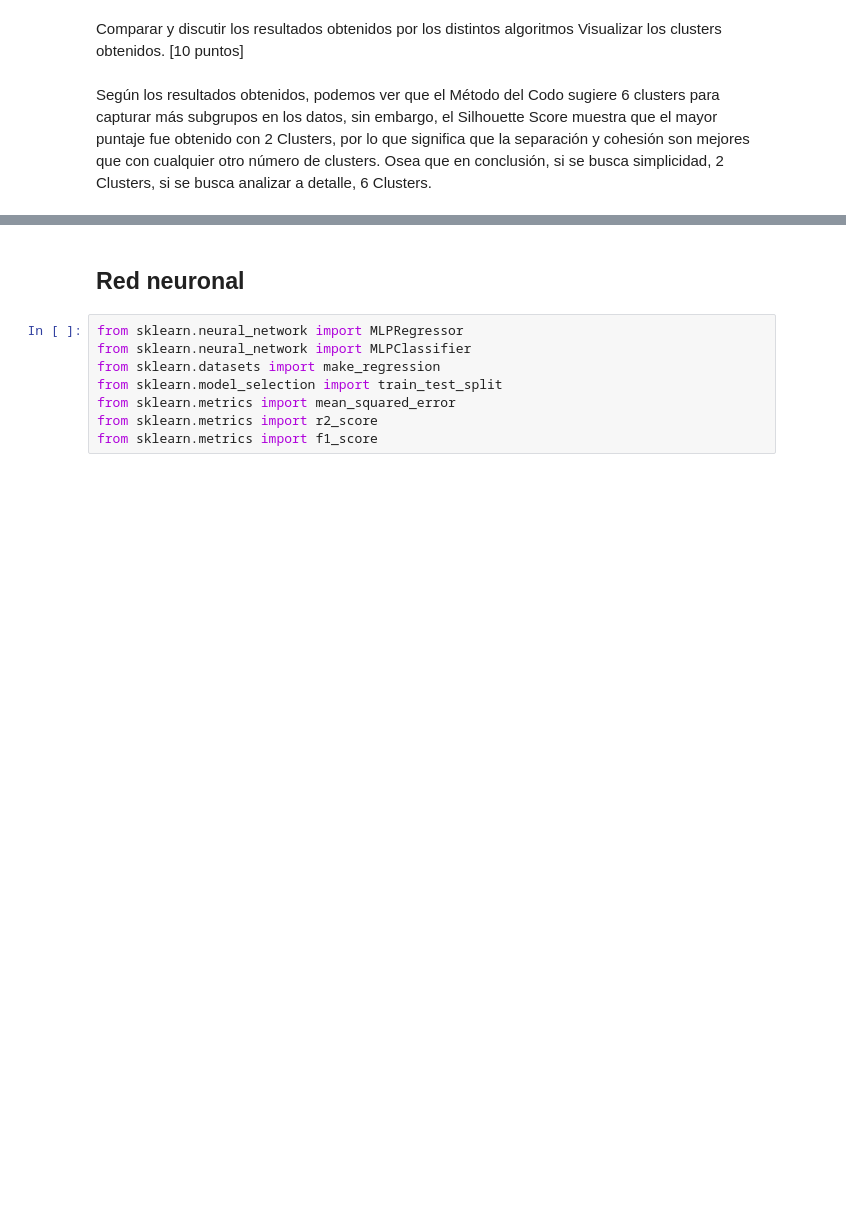
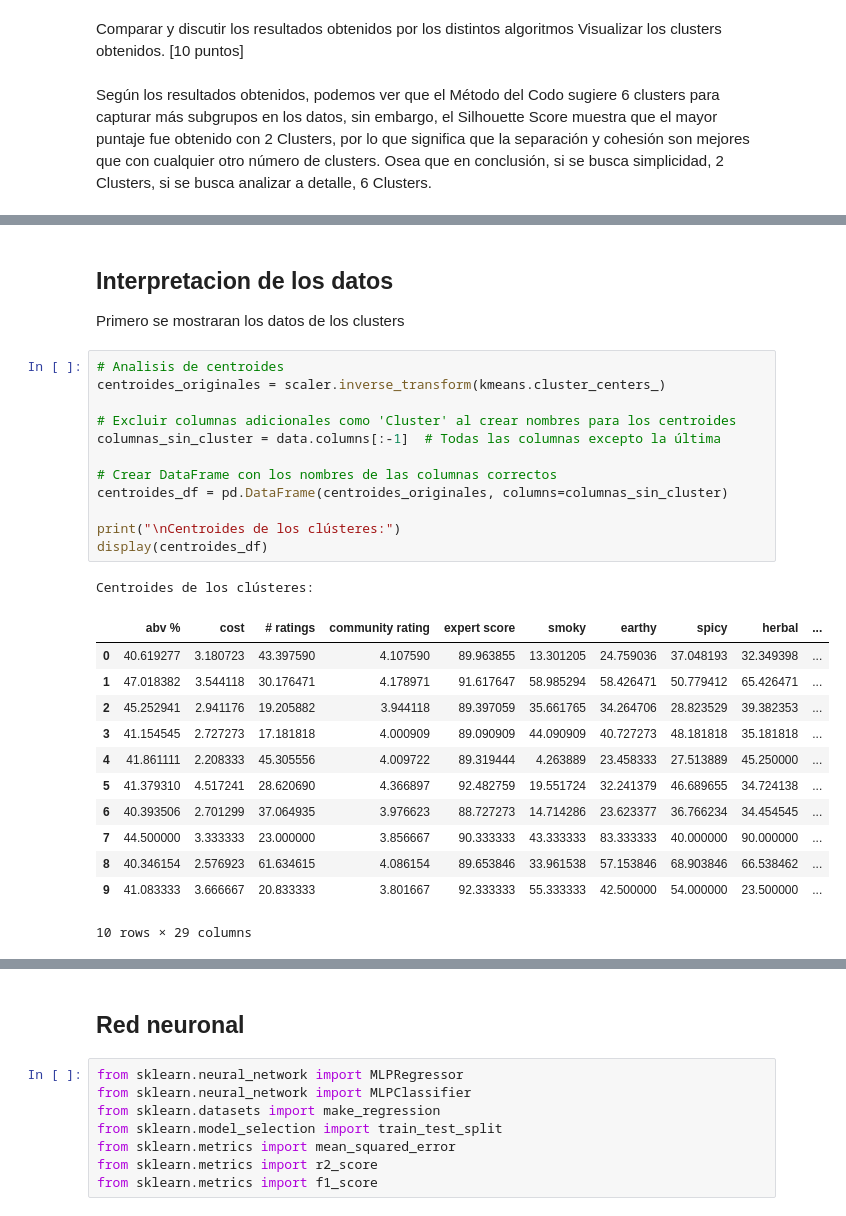
Before and after one commit to Eltosergi/Talller2_IDS, a Jupyter notebook: Taller2.ipynb, the cells around one changed output, grey strips where cells are left out. Drawn from its saved outputs; the diff is of its cells as text; blank space fills up the shorter version.

Commit message:
feat: se agrego Conclusion e interpretacion de datos

```diff
--- a/Taller2.ipynb
+++ b/Taller2.ipynb
@@ -658,0 +714,29 @@ plt.show()
+# %% [markdown]
+## Interpretacion de los datos
+Primero se mostraran los datos de los clusters
+# %%
+# Analisis de centroides
+centroides_originales = scaler.inverse_transform(kmeans.cluster_centers_)
+
+# Excluir columnas adicionales como 'Cluster' al crear nombres para los centroides
+columnas_sin_cluster = data.columns[:-1]  # Todas las columnas excepto la última
+
+# Crear DataFrame con los nombres de las columnas correctos
+centroides_df = pd.DataFrame(centroides_originales, columns=columnas_sin_cluster)
+
+print("\nCentroides de los clústeres:")
+display(centroides_df)
+# %% [output]
+Centroides de los clústeres:
+|  | abv % | cost | # ratings | community rating | expert score | smoky | earthy | spicy | herbal | ... |
+| 0 | 40.619277 | 3.180723 | 43.397590 | 4.107590 | 89.963855 | 13.301205 | 24.759036 | 37.048193 | 32.349398 | ... |
+| 1 | 47.018382 | 3.544118 | 30.176471 | 4.178971 | 91.617647 | 58.985294 | 58.426471 | 50.779412 | 65.426471 | ... |
+| 2 | 45.252941 | 2.941176 | 19.205882 | 3.944118 | 89.397059 | 35.661765 | 34.264706 | 28.823529 | 39.382353 | ... |
+| 3 | 41.154545 | 2.727273 | 17.181818 | 4.000909 | 89.090909 | 44.090909 | 40.727273 | 48.181818 | 35.181818 | ... |
+| 4 | 41.861111 | 2.208333 | 45.305556 | 4.009722 | 89.319444 | 4.263889 | 23.458333 | 27.513889 | 45.250000 | ... |
+| 5 | 41.379310 | 4.517241 | 28.620690 | 4.366897 | 92.482759 | 19.551724 | 32.241379 | 46.689655 | 34.724138 | ... |
+| 6 | 40.393506 | 2.701299 | 37.064935 | 3.976623 | 88.727273 | 14.714286 | 23.623377 | 36.766234 | 34.454545 | ... |
+| 7 | 44.500000 | 3.333333 | 23.000000 | 3.856667 | 90.333333 | 43.333333 | 83.333333 | 40.000000 | 90.000000 | ... |
+| 8 | 40.346154 | 2.576923 | 61.634615 | 4.086154 | 89.653846 | 33.961538 | 57.153846 | 68.903846 | 66.538462 | ... |
+| 9 | 41.083333 | 3.666667 | 20.833333 | 3.801667 | 92.333333 | 55.333333 | 42.500000 | 54.000000 | 23.500000 | ... |
+10 rows × 29 columns
```
Also changed, not shown: parts of 13 cells of this notebook.
